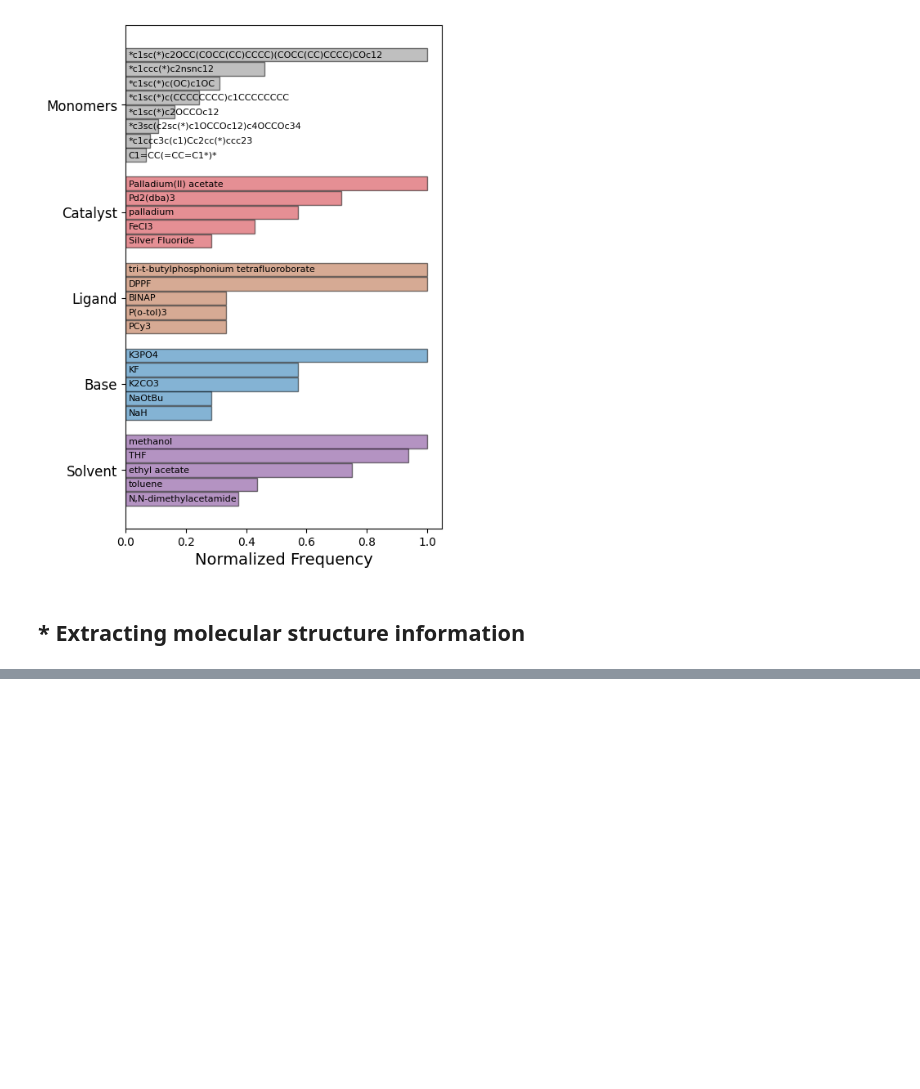
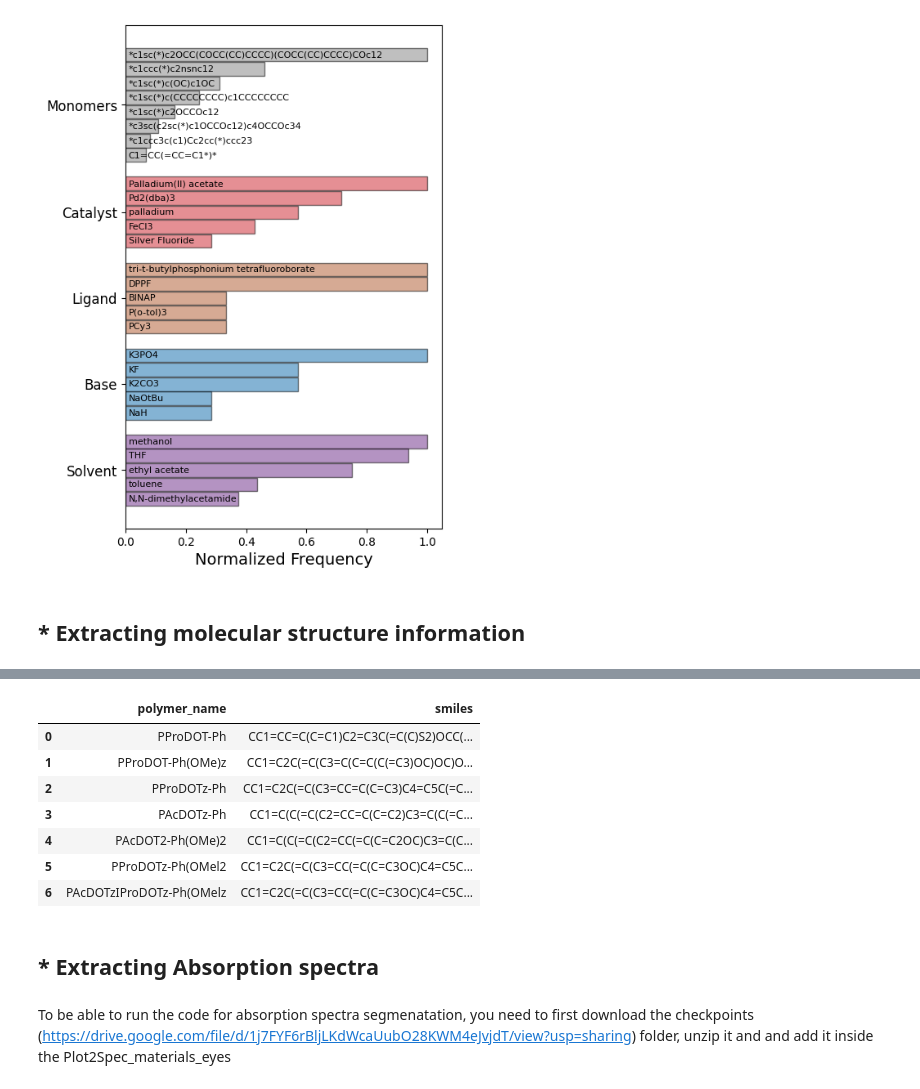
Before and after one commit to Mu-Mu-github/EPoly_LitMining_ColorPred, a Jupyter notebook: demo1.ipynb, the cells around one changed output, grey strips where cells are left out. Saved outputs shown, nothing was run; the diff lists cells and outputs as text; code cells hidden in the pictures; blank space fills up the shorter version.

```diff
--- a/demo1.ipynb
+++ b/demo1.ipynb
@@ -183,0 +202,15 @@ plt.show()
+# %%
+df
+# %% [output]
+|  | polymer_name | smiles |
+| 0 | PProDOT-Ph | CC1=CC=C(C=C1)C2=C3C(=C(C)S2)OCC(... |
+| 1 | PProDOT-Ph(OMe)z | CC1=C2C(=C(C3=C(C=C(C(=C3)OC)OC)O... |
+| 2 | PProDOTz-Ph | CC1=C2C(=C(C3=CC=C(C=C3)C4=C5C(=C... |
+| 3 | PAcDOTz-Ph | CC1=C(C(=C(C2=CC=C(C=C2)C3=C(C(=C... |
+| 4 | PAcDOT2-Ph(OMe)2 | CC1=C(C(=C(C2=CC(=C(C=C2OC)C3=C(C... |
+| 5 | PProDOTz-Ph(OMel2 | CC1=C2C(=C(C3=CC(=C(C=C3OC)C4=C5C... |
+| 6 | PAcDOTzIProDOTz-Ph(OMelz | CC1=C2C(=C(C3=CC(=C(C=C3OC)C4=C5C... |
+# %% [markdown]
+## * Extracting Absorption spectra
+# %% [markdown]
+To be able to run the code for absorption spectra segmenatation, you need to first download the checkpoints (https://drive.google.com/file/d/1j7FYF6rBljLKdWcaUubO28KWM4eJvjdT/view?usp=sharing) folder, unzip it and and add it inside the Plot2Spec_materials_eyes
```
Also changed, not shown: parts of 3 cells of this notebook, 1 other file.
